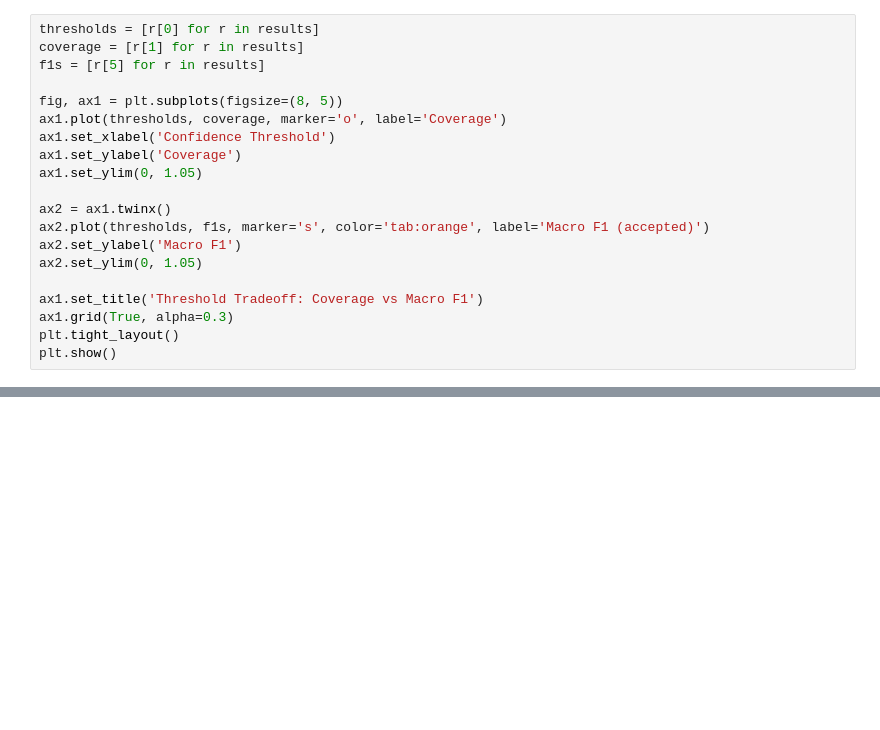
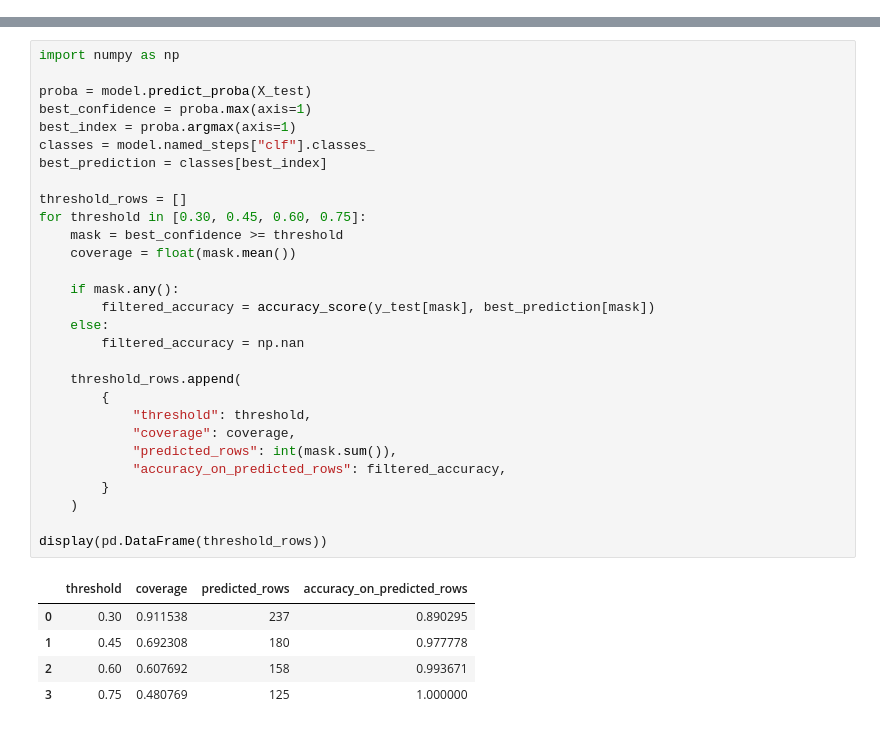
Before and after one commit to drewbudd/yn-budget, a Jupyter notebook: model_evaluation.ipynb, the cells around one changed output, grey strips where cells are left out. Cells and saved outputs as stored; diff of their text form; blank space fills up the shorter version.

```diff
--- a/model_evaluation.ipynb
+++ b/model_evaluation.ipynb
@@ -164,20 +155,0 @@ t=0.75 | coverage=0.565 | accepted=147 | precision_macro=0.995 recall_macro=0.99
-# %%
-thresholds = [r[0] for r in results]
-coverage = [r[1] for r in results]
-f1s = [r[5] for r in results]
-
-fig, ax1 = plt.subplots(figsize=(8, 5))
-ax1.plot(thresholds, coverage, marker='o', label='Coverage')
-ax1.set_xlabel('Confidence Threshold')
-ax1.set_ylabel('Coverage')
-ax1.set_ylim(0, 1.05)
-
-ax2 = ax1.twinx()
-ax2.plot(thresholds, f1s, marker='s', color='tab:orange', label='Macro F1 (accepted)')
-ax2.set_ylabel('Macro F1')
-ax2.set_ylim(0, 1.05)
-
-ax1.set_title('Threshold Tradeoff: Coverage vs Macro F1')
-ax1.grid(True, alpha=0.3)
-plt.tight_layout()
-plt.show()
@@ -185,0 +162,35 @@ plt.show()
+# %%
+import numpy as np
+
+proba = model.predict_proba(X_test)
+best_confidence = proba.max(axis=1)
+best_index = proba.argmax(axis=1)
+classes = model.named_steps["clf"].classes_
+best_prediction = classes[best_index]
+
+threshold_rows = []
+for threshold in [0.30, 0.45, 0.60, 0.75]:
+    mask = best_confidence >= threshold
+    coverage = float(mask.mean())
+
+    if mask.any():
+        filtered_accuracy = accuracy_score(y_test[mask], best_prediction[mask])
+    else:
+        filtered_accuracy = np.nan
+
+    threshold_rows.append(
+        {
+            "threshold": threshold,
+            "coverage": coverage,
+            "predicted_rows": int(mask.sum()),
+            "accuracy_on_predicted_rows": filtered_accuracy,
+        }
+    )
+
+display(pd.DataFrame(threshold_rows))
+# %% [output]
+|  | threshold | coverage | predicted_rows | accuracy_on_predicted_rows |
+| 0 | 0.30 | 0.911538 | 237 | 0.890295 |
+| 1 | 0.45 | 0.692308 | 180 | 0.977778 |
+| 2 | 0.60 | 0.607692 | 158 | 0.993671 |
+| 3 | 0.75 | 0.480769 | 125 | 1.000000 |
```
Also changed, not shown: parts of 20 cells of this notebook, 6 other files.
